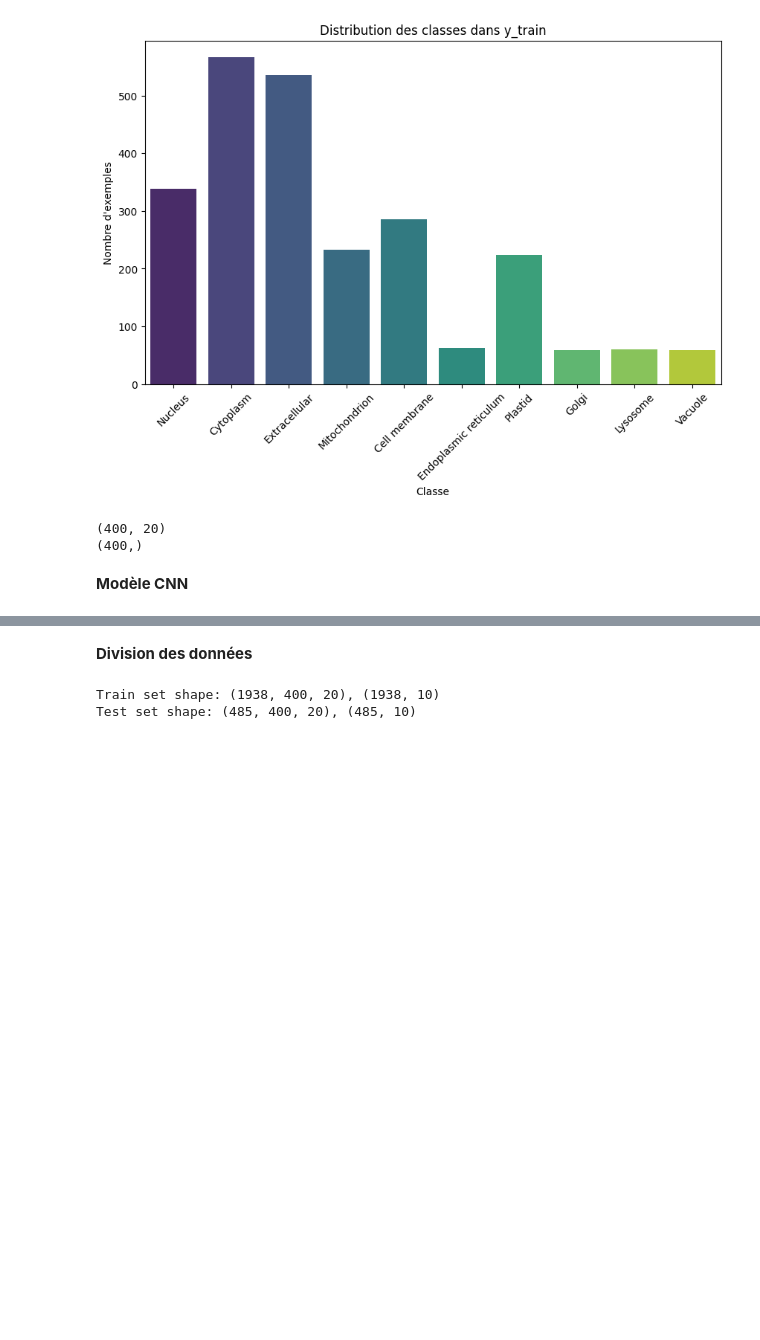
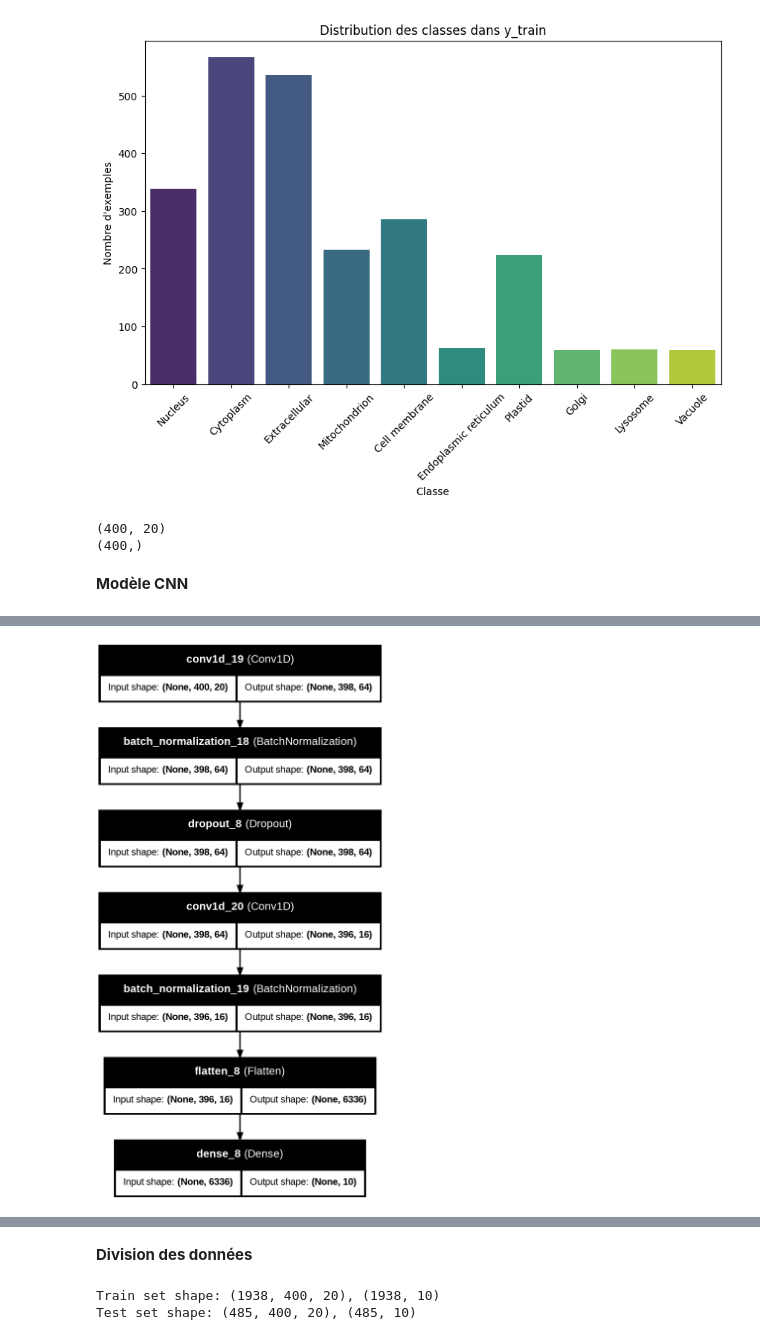
Before and after one commit to ruthelphor/Projet_court_AIAO_M2BI, a Jupyter notebook: Projet_localization_yamadjako.ipynb, the cells around one changed output, grey strips where cells are left out. Drawn from its saved outputs; the diff is of its cells as text; code cells hidden in the pictures; blank space fills up the shorter version.

```diff
--- a/Projet_localization_yamadjako.ipynb
+++ b/Projet_localization_yamadjako.ipynb
@@ -303,5 +303,9 @@ Model: "sequential"
  Trainable params: 70,522 (275.48 KB)
  Non-trainable params: 160 (640.00 B)
 None
+# %%
+plot_model(cnn_model, to_file="model.png",show_shapes=True, show_layer_names=True)
+# %% [output]
+[figure, added]
 # %%
 # Entraîner le modèle CNN
```
Also changed, not shown: parts of 27 cells of this notebook.
